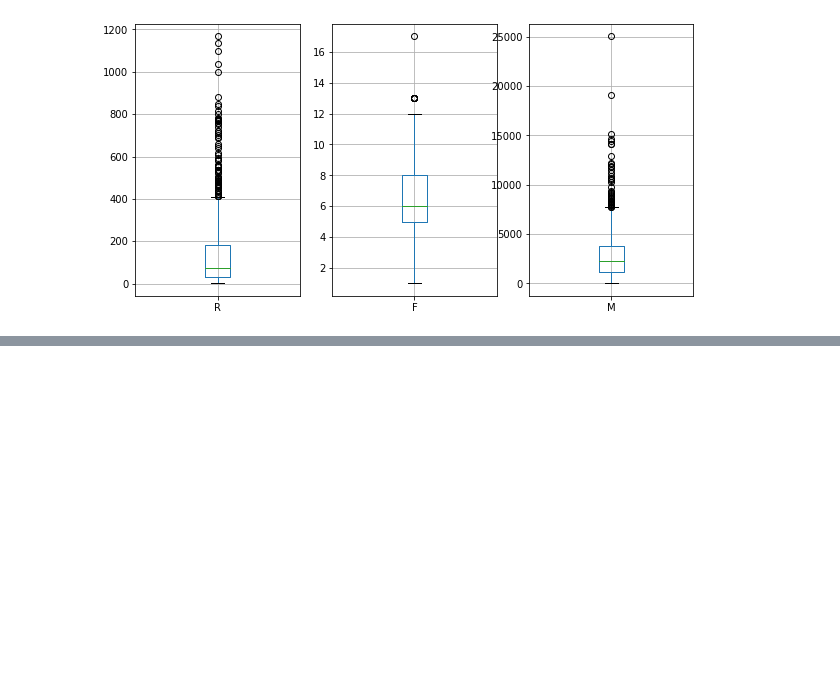
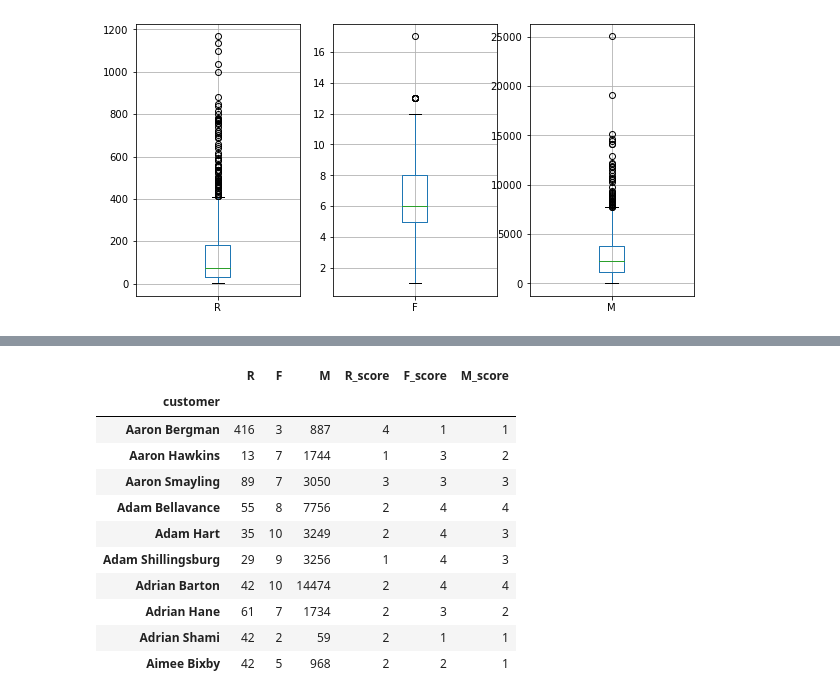
Before and after one commit to comsaint/RFM-analysis, a Jupyter notebook: exercise.ipynb, the cells around one changed output, grey strips where cells are left out. Cells and saved outputs as stored; diff of their text form; code cells hidden in the pictures; blank space fills up the shorter version.

```diff
--- a/exercise.ipynb
+++ b/exercise.ipynb
@@ -115,0 +167,15 @@ df_customers.boxplot('M',ax=ax[2])
+# %%
+df_customers.head(10)
+# %% [output]
+|  | R | F | M | R_score | F_score | M_score |
+| customer |  |  |  |  |  |  |
+| Aaron Bergman | 416 | 3 | 887 | 4 | 1 | 1 |
+| Aaron Hawkins | 13 | 7 | 1744 | 1 | 3 | 2 |
+| Aaron Smayling | 89 | 7 | 3050 | 3 | 3 | 3 |
+| Adam Bellavance | 55 | 8 | 7756 | 2 | 4 | 4 |
+| Adam Hart | 35 | 10 | 3249 | 2 | 4 | 3 |
+| Adam Shillingsburg | 29 | 9 | 3256 | 1 | 4 | 3 |
+| Adrian Barton | 42 | 10 | 14474 | 2 | 4 | 4 |
+| Adrian Hane | 61 | 7 | 1734 | 2 | 3 | 2 |
+| Adrian Shami | 42 | 2 | 59 | 2 | 1 | 1 |
+| Aimee Bixby | 42 | 5 | 968 | 2 | 2 | 1 |
```
Also changed, not shown: parts of 10 cells of this notebook.
